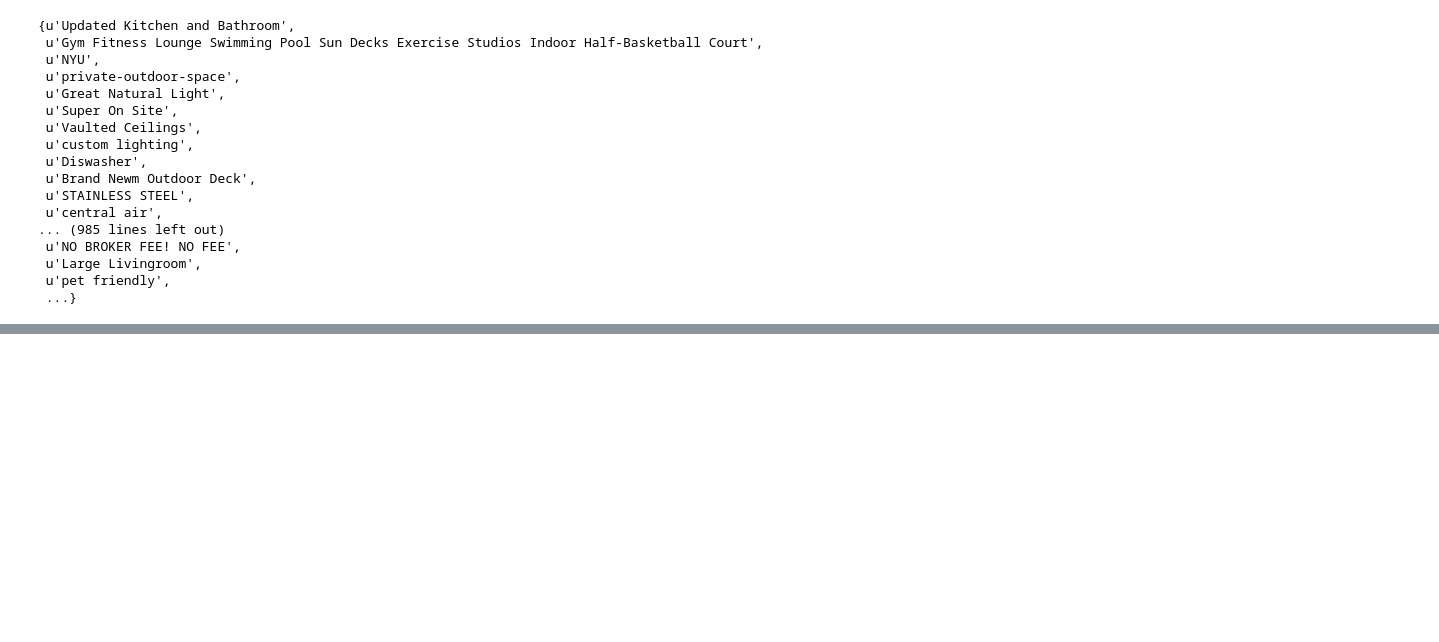
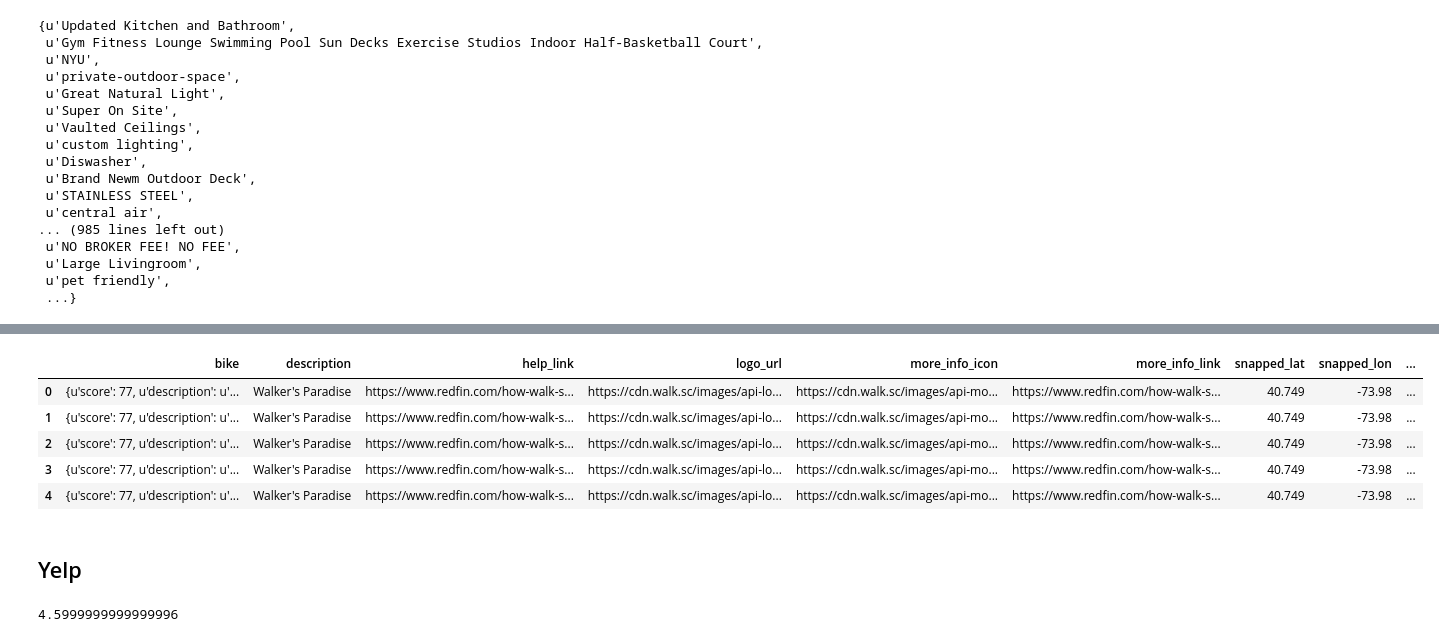
Before and after one commit to pateli18/kgl-renthop, a Jupyter notebook: Exploration.ipynb, the cells around one changed output, grey strips where cells are left out. Drawn from its saved outputs; the diff is of its cells as text; code cells hidden in the pictures; blank space fills up the shorter version.

```diff
--- a/Exploration.ipynb
+++ b/Exploration.ipynb
@@ -108,0 +216,9 @@ features
+# %%
+df.head()
+# %% [output]
+|  | bike | description | help_link | logo_url | more_info_icon | more_info_link | snapped_lat | snapped_lon | ... |
+| 0 | {u'score': 77, u'description': u'... | Walker's Paradise | https://www.redfin.com/how-walk-s... | https://cdn.walk.sc/images/api-lo... | https://cdn.walk.sc/images/api-mo... | https://www.redfin.com/how-walk-s... | 40.749 | -73.98 | ... |
+| 1 | {u'score': 77, u'description': u'... | Walker's Paradise | https://www.redfin.com/how-walk-s... | https://cdn.walk.sc/images/api-lo... | https://cdn.walk.sc/images/api-mo... | https://www.redfin.com/how-walk-s... | 40.749 | -73.98 | ... |
+| 2 | {u'score': 77, u'description': u'... | Walker's Paradise | https://www.redfin.com/how-walk-s... | https://cdn.walk.sc/images/api-lo... | https://cdn.walk.sc/images/api-mo... | https://www.redfin.com/how-walk-s... | 40.749 | -73.98 | ... |
+| 3 | {u'score': 77, u'description': u'... | Walker's Paradise | https://www.redfin.com/how-walk-s... | https://cdn.walk.sc/images/api-lo... | https://cdn.walk.sc/images/api-mo... | https://www.redfin.com/how-walk-s... | 40.749 | -73.98 | ... |
+| 4 | {u'score': 77, u'description': u'... | Walker's Paradise | https://www.redfin.com/how-walk-s... | https://cdn.walk.sc/images/api-lo... | https://cdn.walk.sc/images/api-mo... | https://www.redfin.com/how-walk-s... | 40.749 | -73.98 | ... |
@@ -108,0 +243,2 @@ features
+# %% [markdown]
+## Yelp
@@ -108,0 +276,4 @@ features
+# %%
+yelp(addr_list[0][1],addr_list[0][2])
+# %% [output]
+4.5999999999999996
```
Also changed, not shown: parts of 18 cells of this notebook, 4 other files.
